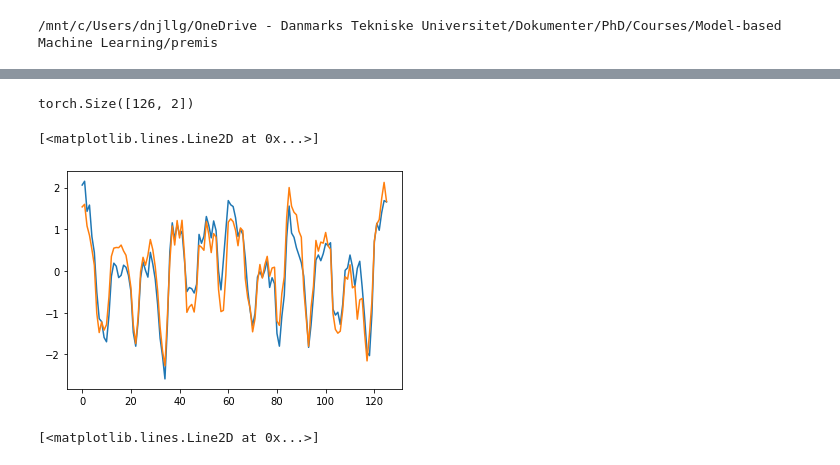
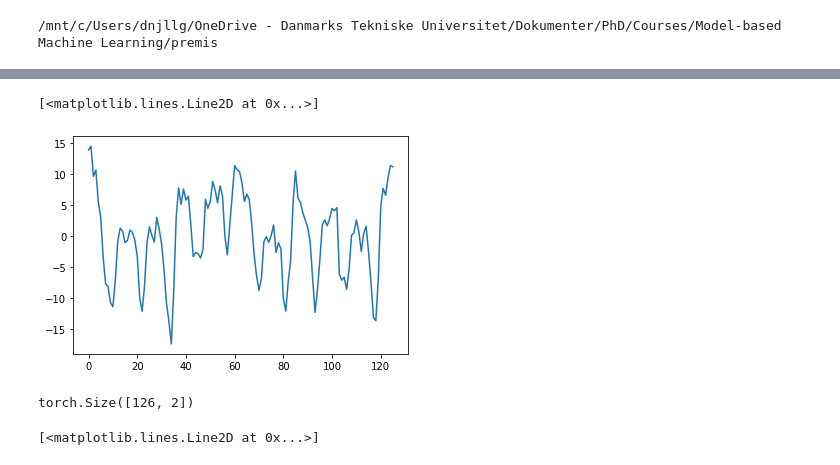
Before and after one commit to eyhl/premis, a Jupyter notebook: notebooks/chapter2-Copy1.ipynb, the cells around one changed output, grey strips where cells are left out. Drawn from its saved outputs; the diff is of its cells as text; code cells hidden in the pictures.

```diff
--- a/notebooks/chapter2-Copy1.ipynb
+++ b/notebooks/chapter2-Copy1.ipynb
@@ -85,35 +91,24 @@ df_em
 | 3 | 4.0 | 5951000.0 | 3871.0 | 1.054900e+11 | 1.535200e+11 | 1.000000e+21 |
 | 4 | 5.0 | 5701000.0 | 4978.0 | 2.283400e+11 | 3.221000e+11 | 2.000000e+21 |
 | 5 | 6.0 | 3480000.0 | 10750.0 | 0.000000e+00 | 1.101800e+12 | 0.000000e+00 |
-# %%
-t = np.arange(len(up_kuaq))
-G = np.vstack([t**3, t**2, t, np.ones_like(t)]).T
-a, b, c, d = np.linalg.lstsq(G, up_kuaq, rcond=None)[0]
-trend = a * t**3 + b * t**2 + c * t + d
-a, b, c, d
-
-y_train1 = torch.tensor(up_kuaq - trend).float()
-y_train1 = (y_train1 - y_train1.mean()) / y_train1.std()
-
-t = np.arange(len(up_mik2))
-G = np.vstack([t**3, t**2, t, np.ones_like(t)]).T
-a, b, c, d = np.linalg.lstsq(G, up_mik2, rcond=None)[0]
-trend = a * t**3 + b * t**2 + c * t + d
-a, b, c, d
-
-y_train2 = torch.tensor(up_mik2 - trend).float()
-y_train2 = (y_train2 - y_train2.mean()) / y_train2.std()
-
-y_train = torch.vstack([y_train1, y_train2]).T
-y_train.shape
-# %% [output]
-torch.Size([126, 2])
-# %%
-plt.plot(y_train1.numpy())
-plt.plot(y_train2.numpy())
-# %% [output]
-[<matplotlib.lines.Line2D at 0x...>]
-[figure, removed]
+# %%
+plt.plot(detrend(up_kuaq))
+# %% [output]
+[<matplotlib.lines.Line2D at 0x...>]
+[figure, added]
+# %%
+
+
+y_train1 = torch.tensor(detrend(up_kuaq)).float()
+y_train1 = (y_train1 - y_train1.mean()) / y_train1.std()
+
+y_train2 = torch.tensor(detrend(up_mik2)).float()
+y_train2 = (y_train2 - y_train2.mean()) / y_train2.std()
+
+y_train = torch.vstack([y_train1, y_train2]).T
+y_train.shape
+# %% [output]
+torch.Size([126, 2])
 # %%
 plt.plot(y_train[:, 0].numpy())
 plt.plot(y_train[:, 1].numpy())
```
Also changed, not shown: parts of 12 cells of this notebook.
